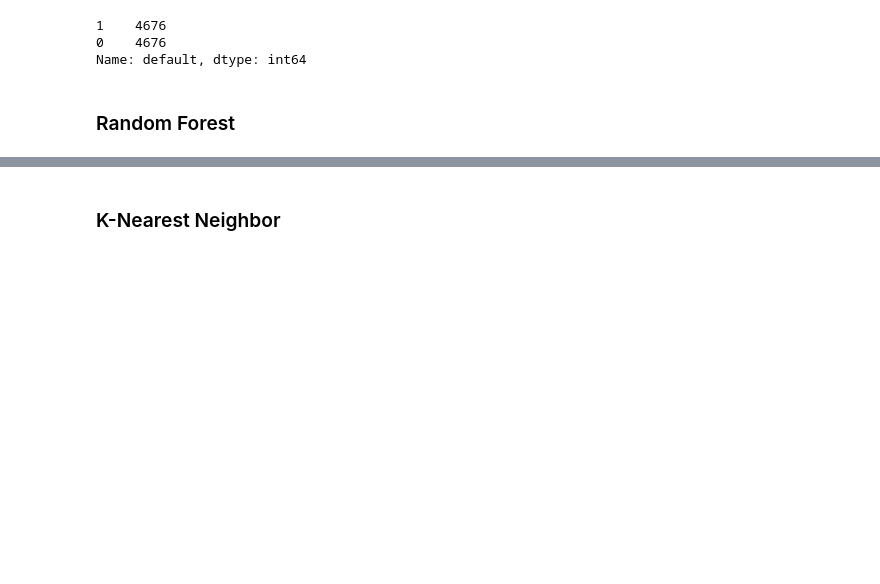
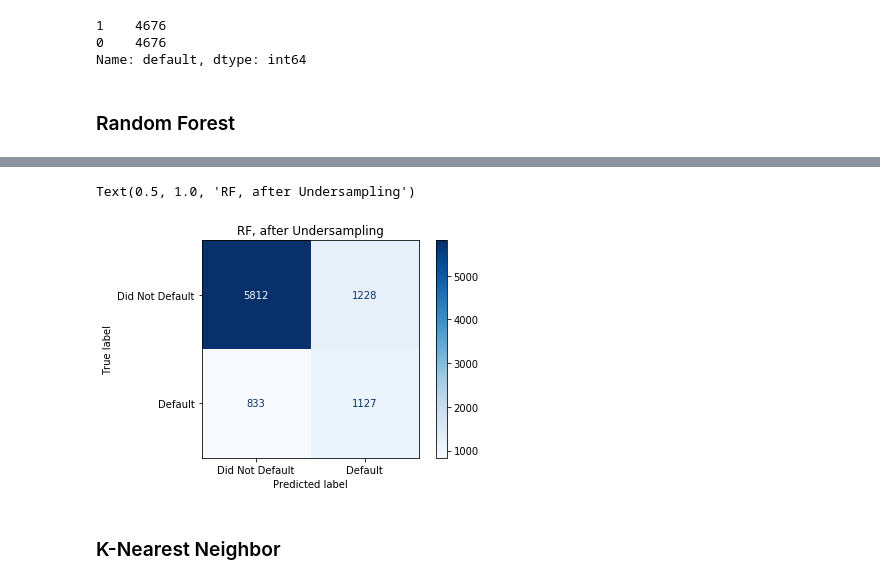
Before and after one commit to T-Daw/LoanDefaultPredictions, a Jupyter notebook: CreditOneClassification.ipynb, the cells around one changed output, grey strips where cells are left out. Saved outputs shown, nothing was run; the diff lists cells and outputs as text; code cells hidden in the pictures; blank space fills up the shorter version.

```diff
--- a/CreditOneClassification.ipynb
+++ b/CreditOneClassification.ipynb
@@ -1089,3 +1105,14 @@ Accuracy for rf_randUnder model: 0.77233
+# %%
+# Plot Confusion Matrix
+disp = plot_confusion_matrix(rf_model, X_test, y_test,
+                                 display_labels=["Did Not Default","Default"],
+                                 cmap=plt.cm.Blues,
+                                 normalize=None, values_format='.0f')
+
+disp.ax_.set_title("RF, after Undersampling")
+# %% [output]
+Text(0.5, 1.0, 'RF, after Undersampling')
+[figure, added]
 # %% [markdown]
 ### K-Nearest Neighbor
 # %%
```
Also changed, not shown: parts of 59 cells of this notebook.
